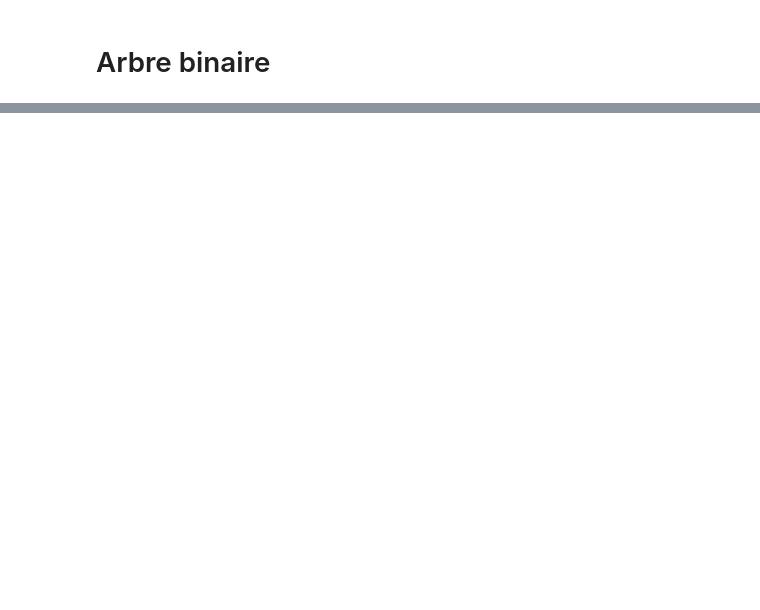
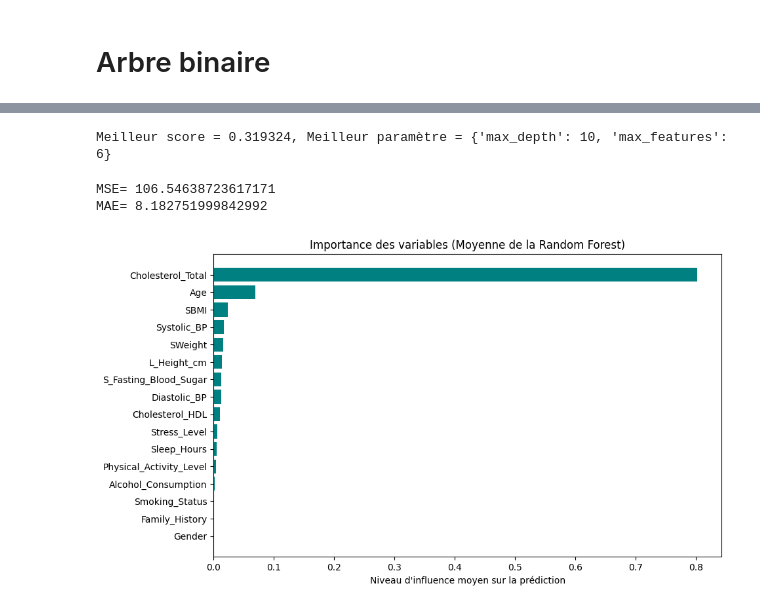
Before and after one commit to Eliott67/Projet_ML, a Jupyter notebook: notebook_python_cholesterol_LDL.ipynb, the cells around one changed output, grey strips where cells are left out. Cells and saved outputs as stored; diff of their text form; code cells hidden in the pictures; blank space fills up the shorter version.

```diff
--- a/notebook_python_cholesterol_LDL.ipynb
+++ b/notebook_python_cholesterol_LDL.ipynb
@@ -397,0 +427,44 @@ Par conséquent jusqu'à présent, nous avons environ les mêmes résultats pour
+# %%
+import math
+
+from sklearn.ensemble import RandomForestRegressor
+p= X_train.shape[1]
+
+# On calcule les valeurs proches de p/3
+p_tiers = math.floor(p/3)
+p_tiers_sup = math.ceil(p/3)
+
+# On injecte ces valeurs dans la grille du RandomForestRegressor
+param_grid_rf = {
+    'max_features': [p_tiers, p_tiers_sup, 'sqrt'], # On teste p/3 vs les classiques
+    'max_depth': [None,2,3,4,5,6,7,8,9, 10]
+}
+rf= GridSearchCV(RandomForestRegressor(n_estimators=100),
+        param_grid_rf,cv=5,n_jobs=-1)
+rfOpt=rf.fit(X_train, Y_train)
+
+
+print("Meilleur score = %f, Meilleur paramètre = %s" % (1. - rfOpt.best_score_,rfOpt.best_params_))
+# %% [output]
+Meilleur score = 0.319324, Meilleur paramètre = {'max_depth': 10, 'max_features': 6}
+# %%
+predict_RF=rfOpt.predict(X_test)
+print("MSE=",mean_squared_error(predict_RF,Y_test))
+print("MAE=",mean_absolute_error(Y_test, predict_RF))
+# %% [output]
+MSE= 106.54638723617171
+MAE= 8.182751999842992
+# %%
+importances = rfOpt.best_estimator_.feature_importances_
+labels = X.columns
+
+df_importance = pd.DataFrame({'Variable': labels, 'Importance': importances})
+df_importance = df_importance.sort_values(by='Importance', ascending=True)
+
+plt.figure(figsize=(10, 6))
+plt.barh(df_importance['Variable'], df_importance['Importance'], color='teal')
+plt.xlabel("Niveau d'influence moyen sur la prédiction")
+plt.title("Importance des variables (Moyenne de la Random Forest)")
+plt.show()
+# %% [output]
+[figure, added]
```
Also changed, not shown: parts of 18 cells of this notebook, 1 other file.
